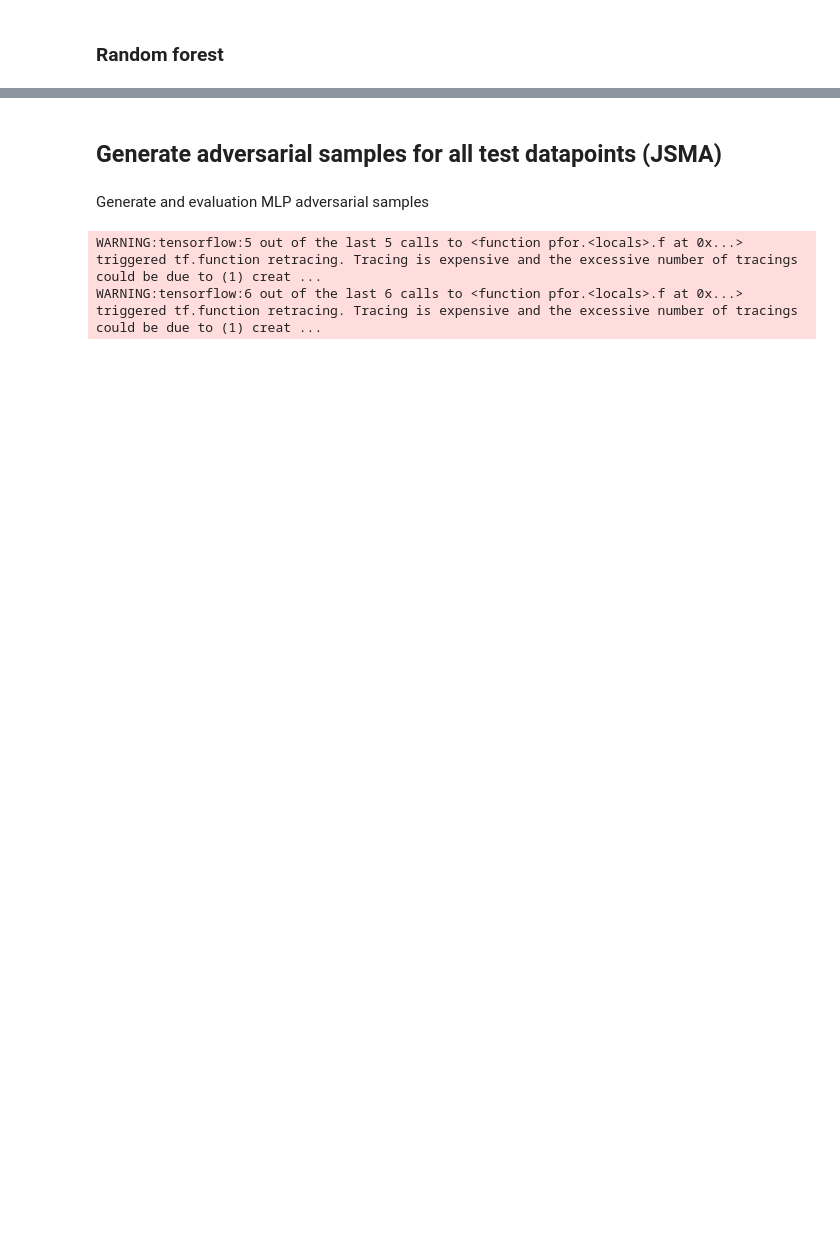
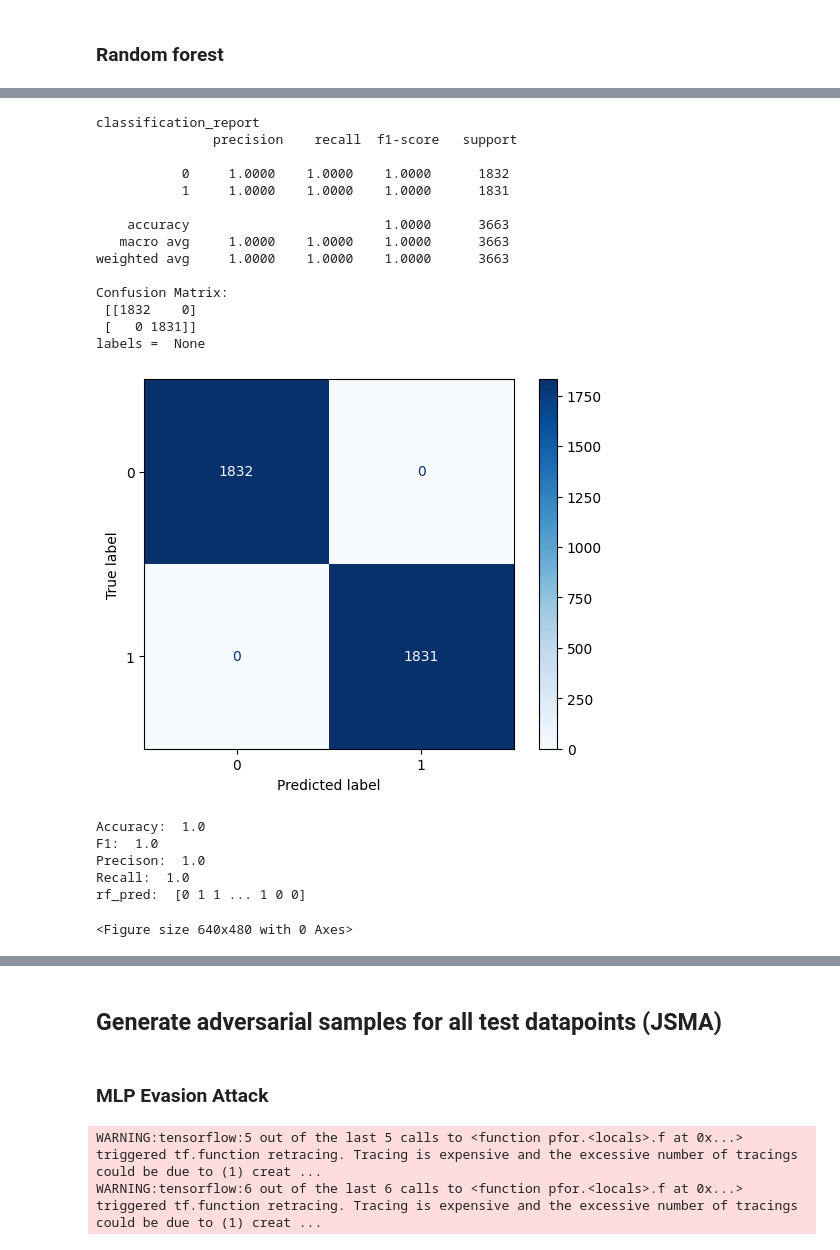
Before and after one commit to Bassalttt/RobustnessEvaluationOnIdsEvasionAttack, a Jupyter notebook: adversrial_ml.ipynb, the cells around one changed output, grey strips where cells are left out. Saved outputs shown, nothing was run; the diff lists cells and outputs as text; code cells hidden in the pictures; blank space fills up the shorter version.

```diff
--- a/adversrial_ml.ipynb
+++ b/adversrial_ml.ipynb
@@ -416,0 +835,37 @@ from sklearn.ensemble import RandomForestClassifier # v1.6.1
+# %%
+y_train_rf = Y_train.ravel()
+y_test_rf = Y_test.ravel()
+
+random_forest = RandomForestClassifier(
+    n_estimators=100,        # number of trees
+    max_depth=None,          # allow trees to grow deep
+    random_state=42,
+    n_jobs=-1                # use all CPU cores
+)
+
+random_forest.fit(X_train, y_train_rf)
+rf_pred = model_eval(random_forest, X_test, y_test_rf)
+print('rf_pred: ', rf_pred)
+plot_roc(y_test_rf, rf_pred, 3)
+# %% [output]
+classification_report
+               precision    recall  f1-score   support
+
+           0     1.0000    1.0000    1.0000      1832
+           1     1.0000    1.0000    1.0000      1831
+
+    accuracy                         1.0000      3663
+   macro avg     1.0000    1.0000    1.0000      3663
+weighted avg     1.0000    1.0000    1.0000      3663
+
+Confusion Matrix:
+ [[1832    0]
+ [   0 1831]]
+labels =  None
+[figure, added]
+Accuracy:  1.0
+F1:  1.0
+Precison:  1.0
+Recall:  1.0
+rf_pred:  [0 1 1 ... 1 0 0]
+<Figure size 640x480 with 0 Axes>
@@ -477,8 +934,8 @@ def generate_adv_samples(model, X_test, Y_test):
         adv_batch = attack.generate(x=x_batch, y=y_batch)          # returns (B, ...)
         X_adv[batch_inds] = adv_batch
     return X_adv
-# %% [markdown]
-Generate and evaluation MLP adversarial samples
+# %% [markdown]
+### MLP Evasion Attack
 # %%
 X_adv_mlp = generate_adv_samples(self_defined_model, X_test, Y_test)
 # %% [output]
```
Also changed, not shown: parts of 38 cells of this notebook.
